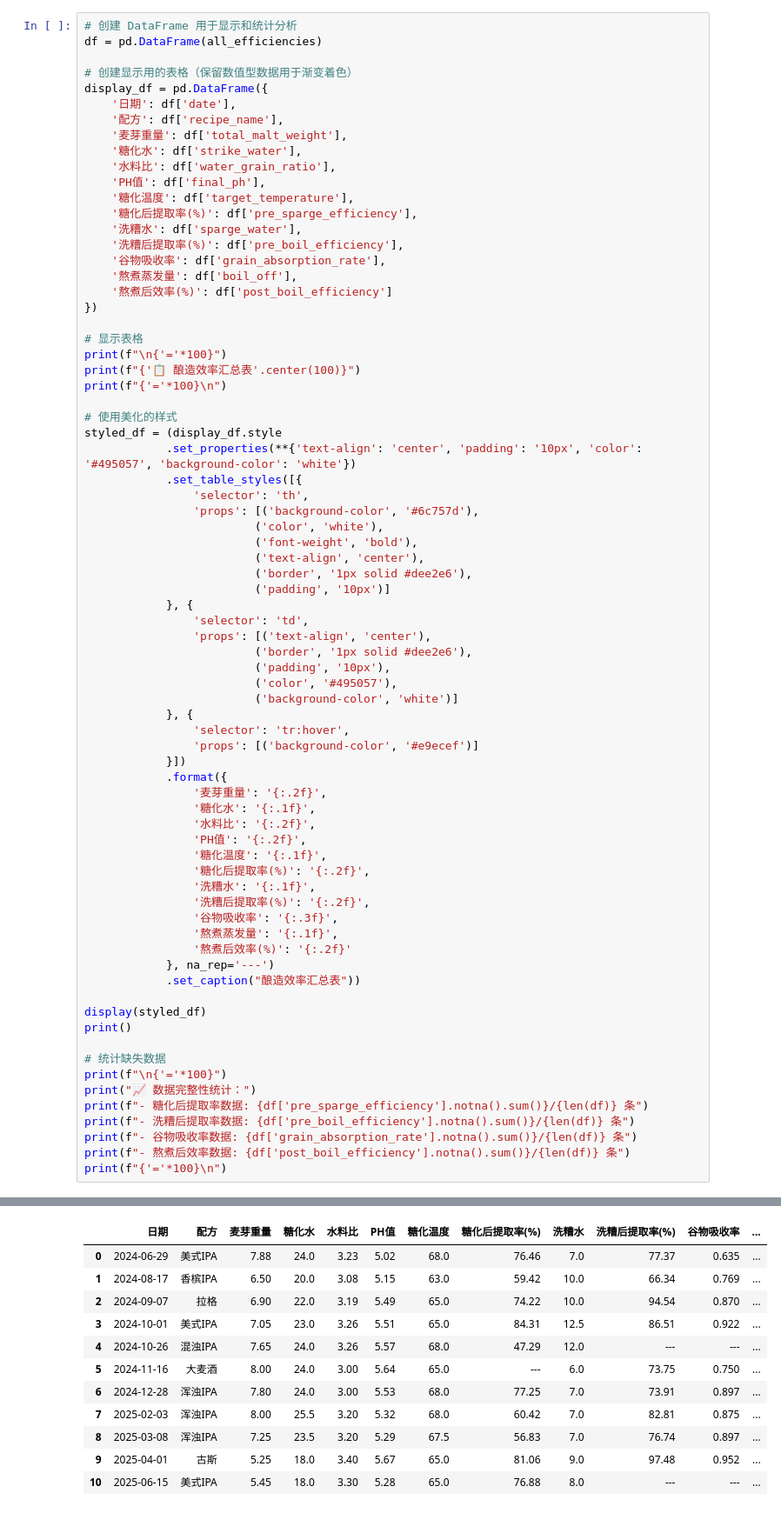
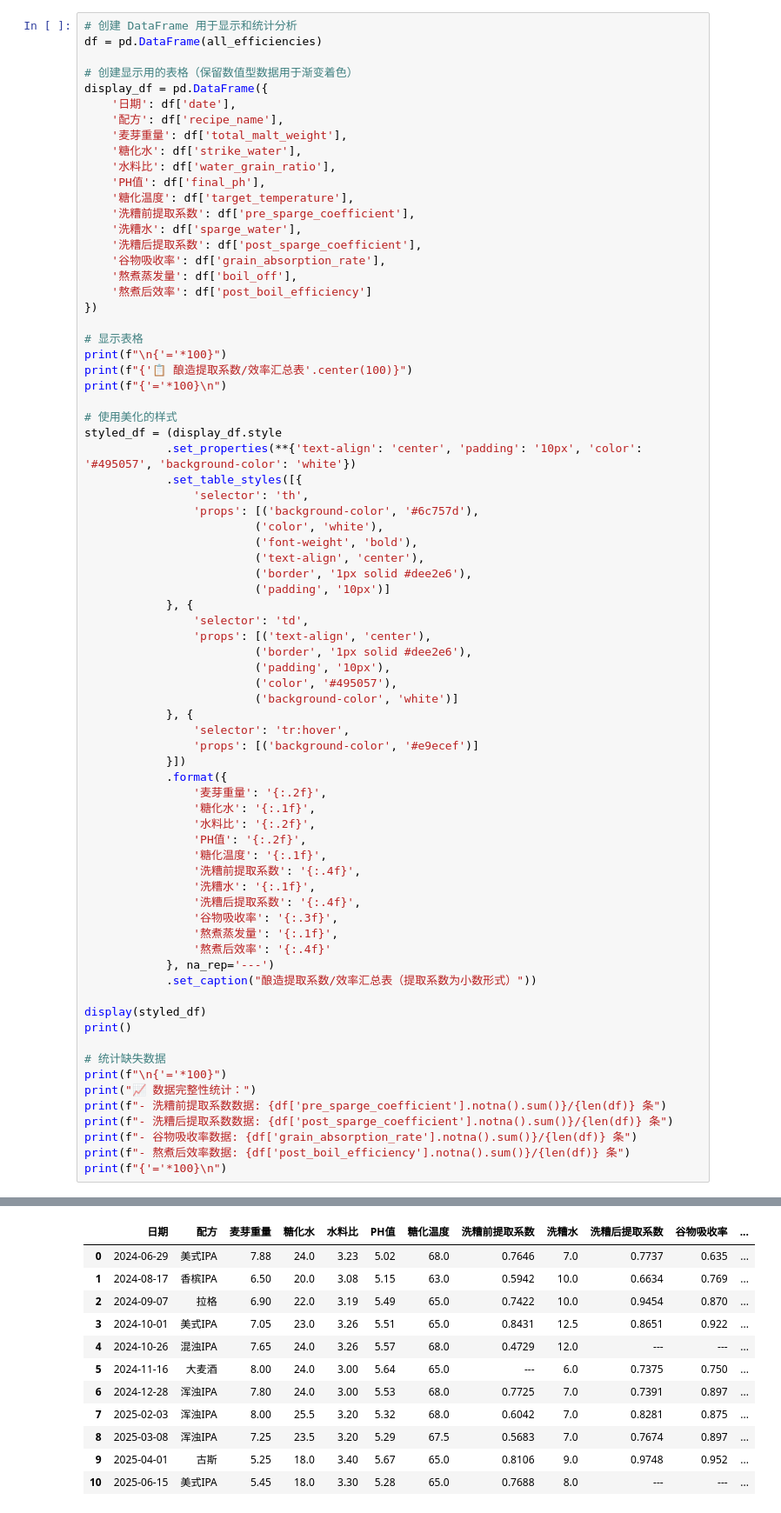
Before and after one commit to zhangle2088/BrewMetrics, a Jupyter notebook: batch_efficiency_analyzer.ipynb, the cells around one changed output, grey strips where cells are left out. Shown at 87% size. Cells and saved outputs as stored; diff of their text form.

```diff
--- a/batch_efficiency_analyzer.ipynb
+++ b/batch_efficiency_analyzer.ipynb
@@ -211,17 +238,17 @@ display_df = pd.DataFrame({
     '水料比': df['water_grain_ratio'],
     'PH值': df['final_ph'],
     '糖化温度': df['target_temperature'],
-    '糖化后提取率(%)': df['pre_sparge_efficiency'],
+    '洗糟前提取系数': df['pre_sparge_coefficient'],
     '洗糟水': df['sparge_water'],
-    '洗糟后提取率(%)': df['pre_boil_efficiency'],
+    '洗糟后提取系数': df['post_sparge_coefficient'],
     '谷物吸收率': df['grain_absorption_rate'],
     '熬煮蒸发量': df['boil_off'],
-    '熬煮后效率(%)': df['post_boil_efficiency']
+    '熬煮后效率': df['post_boil_efficiency']
 })
 
 # 显示表格
 print(f"\n{'='*100}")
-print(f"{'📋 酿造效率汇总表'.center(100)}")
+print(f"{'📋 酿造提取系数/效率汇总表'.center(100)}")
 print(f"{'='*100}\n")
 
 # 使用美化的样式
@@ -252,14 +279,14 @@ styled_df = (display_df.style
                 '水料比': '{:.2f}',
                 'PH值': '{:.2f}',
                 '糖化温度': '{:.1f}',
-                '糖化后提取率(%)': '{:.2f}',
+                '洗糟前提取系数': '{:.4f}',
                 '洗糟水': '{:.1f}',
-                '洗糟后提取率(%)': '{:.2f}',
+                '洗糟后提取系数': '{:.4f}',
                 '谷物吸收率': '{:.3f}',
                 '熬煮蒸发量': '{:.1f}',
-                '熬煮后效率(%)': '{:.2f}'
+                '熬煮后效率': '{:.4f}'
             }, na_rep='---')
-            .set_caption("酿造效率汇总表"))
+            .set_caption("酿造提取系数/效率汇总表（提取系数为小数形式）"))
 
 display(styled_df)
 print()
@@ -267,8 +294,8 @@ print()
 # 统计缺失数据
 print(f"\n{'='*100}")
 print("📈 数据完整性统计：")
-print(f"- 糖化后提取率数据: {df['pre_sparge_efficiency'].notna().sum()}/{len(df)} 条")
-print(f"- 洗糟后提取率数据: {df['pre_boil_efficiency'].notna().sum()}/{len(df)} 条")
+print(f"- 洗糟前提取系数数据: {df['pre_sparge_coefficient'].notna().sum()}/{len(df)} 条")
+print(f"- 洗糟后提取系数数据: {df['post_sparge_coefficient'].notna().sum()}/{len(df)} 条")
 print(f"- 谷物吸收率数据: {df['grain_absorption_rate'].notna().sum()}/{len(df)} 条")
 print(f"- 熬煮后效率数据: {df['post_boil_efficiency'].notna().sum()}/{len(df)} 条")
 print(f"{'='*100}\n")
@@ -280,14 +307,14 @@ print(f"{'='*100}\n")
-|  | 日期 | 配方 | 麦芽重量 | 糖化水 | 水料比 | PH值 | 糖化温度 | 糖化后提取率(%) | 洗糟水 | 洗糟后提取率(%) | 谷物吸收率 | ... |
-| 0 | 2024-06-29 | 美式IPA | 7.88 | 24.0 | 3.23 | 5.02 | 68.0 | 76.46 | 7.0 | 77.37 | 0.635 | ... |
-| 1 | 2024-08-17 | 香槟IPA | 6.50 | 20.0 | 3.08 | 5.15 | 63.0 | 59.42 | 10.0 | 66.34 | 0.769 | ... |
-| 2 | 2024-09-07 | 拉格 | 6.90 | 22.0 | 3.19 | 5.49 | 65.0 | 74.22 | 10.0 | 94.54 | 0.870 | ... |
-| 3 | 2024-10-01 | 美式IPA | 7.05 | 23.0 | 3.26 | 5.51 | 65.0 | 84.31 | 12.5 | 86.51 | 0.922 | ... |
-| 4 | 2024-10-26 | 混浊IPA | 7.65 | 24.0 | 3.26 | 5.57 | 68.0 | 47.29 | 12.0 | --- | --- | ... |
-| 5 | 2024-11-16 | 大麦酒 | 8.00 | 24.0 | 3.00 | 5.64 | 65.0 | --- | 6.0 | 73.75 | 0.750 | ... |
-| 6 | 2024-12-28 | 浑浊IPA | 7.80 | 24.0 | 3.00 | 5.53 | 68.0 | 77.25 | 7.0 | 73.91 | 0.897 | ... |
-| 7 | 2025-02-03 | 浑浊IPA | 8.00 | 25.5 | 3.20 | 5.32 | 68.0 | 60.42 | 7.0 | 82.81 | 0.875 | ... |
-| 8 | 2025-03-08 | 浑浊IPA | 7.25 | 23.5 | 3.20 | 5.29 | 67.5 | 56.83 | 7.0 | 76.74 | 0.897 | ... |
-| 9 | 2025-04-01 | 古斯 | 5.25 | 18.0 | 3.40 | 5.67 | 65.0 | 81.06 | 9.0 | 97.48 | 0.952 | ... |
-| 10 | 2025-06-15 | 美式IPA | 5.45 | 18.0 | 3.30 | 5.28 | 65.0 | 76.88 | 8.0 | --- | --- | ... |
+|  | 日期 | 配方 | 麦芽重量 | 糖化水 | 水料比 | PH值 | 糖化温度 | 洗糟前提取系数 | 洗糟水 | 洗糟后提取系数 | 谷物吸收率 | ... |
+| 0 | 2024-06-29 | 美式IPA | 7.88 | 24.0 | 3.23 | 5.02 | 68.0 | 0.7646 | 7.0 | 0.7737 | 0.635 | ... |
+| 1 | 2024-08-17 | 香槟IPA | 6.50 | 20.0 | 3.08 | 5.15 | 63.0 | 0.5942 | 10.0 | 0.6634 | 0.769 | ... |
+| 2 | 2024-09-07 | 拉格 | 6.90 | 22.0 | 3.19 | 5.49 | 65.0 | 0.7422 | 10.0 | 0.9454 | 0.870 | ... |
+| 3 | 2024-10-01 | 美式IPA | 7.05 | 23.0 | 3.26 | 5.51 | 65.0 | 0.8431 | 12.5 | 0.8651 | 0.922 | ... |
+| 4 | 2024-10-26 | 混浊IPA | 7.65 | 24.0 | 3.26 | 5.57 | 68.0 | 0.4729 | 12.0 | --- | --- | ... |
+| 5 | 2024-11-16 | 大麦酒 | 8.00 | 24.0 | 3.00 | 5.64 | 65.0 | --- | 6.0 | 0.7375 | 0.750 | ... |
+| 6 | 2024-12-28 | 浑浊IPA | 7.80 | 24.0 | 3.00 | 5.53 | 68.0 | 0.7725 | 7.0 | 0.7391 | 0.897 | ... |
+| 7 | 2025-02-03 | 浑浊IPA | 8.00 | 25.5 | 3.20 | 5.32 | 68.0 | 0.6042 | 7.0 | 0.8281 | 0.875 | ... |
+| 8 | 2025-03-08 | 浑浊IPA | 7.25 | 23.5 | 3.20 | 5.29 | 67.5 | 0.5683 | 7.0 | 0.7674 | 0.897 | ... |
+| 9 | 2025-04-01 | 古斯 | 5.25 | 18.0 | 3.40 | 5.67 | 65.0 | 0.8106 | 9.0 | 0.9748 | 0.952 | ... |
+| 10 | 2025-06-15 | 美式IPA | 5.45 | 18.0 | 3.30 | 5.28 | 65.0 | 0.7688 | 8.0 | --- | --- | ... |
 ====================================================================================================
 📈 数据完整性统计：
```
Also changed, not shown: parts of 8 cells of this notebook, 3 other files.
